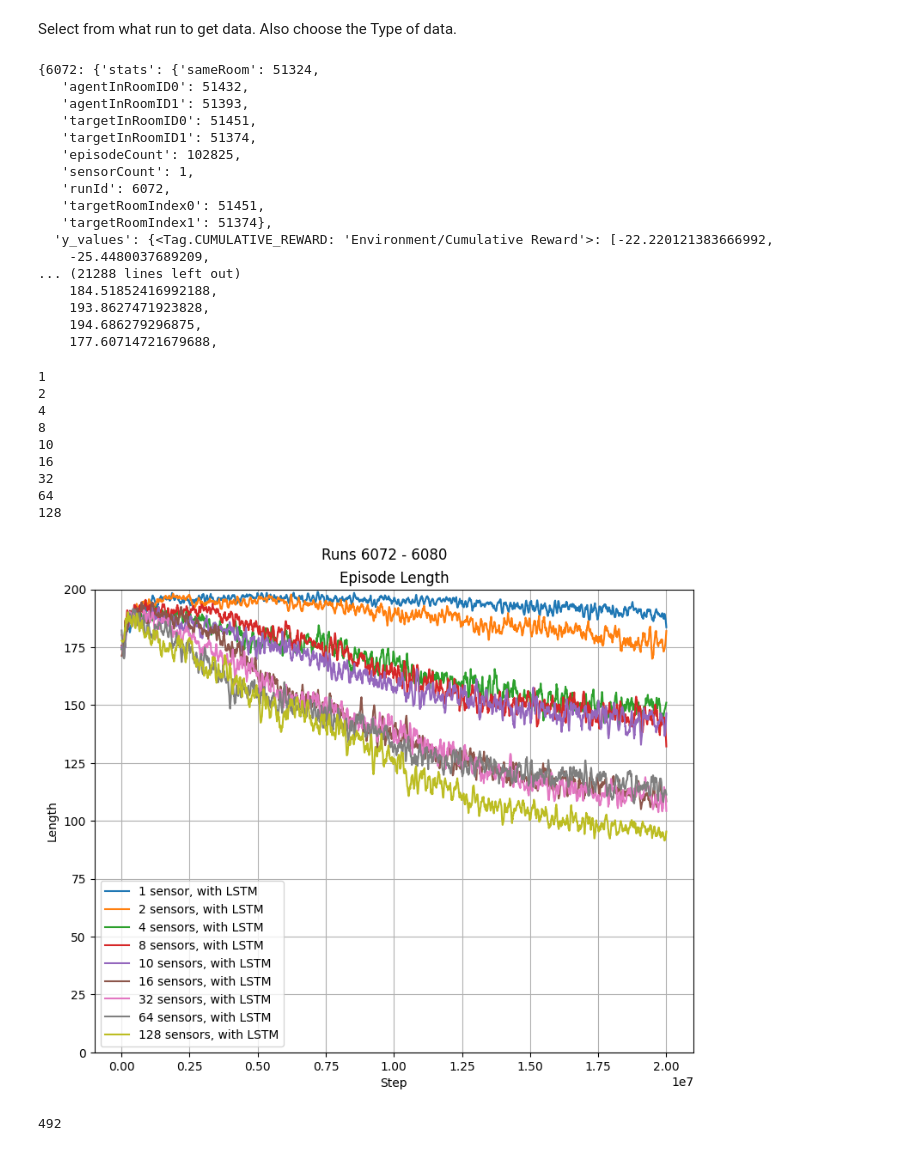
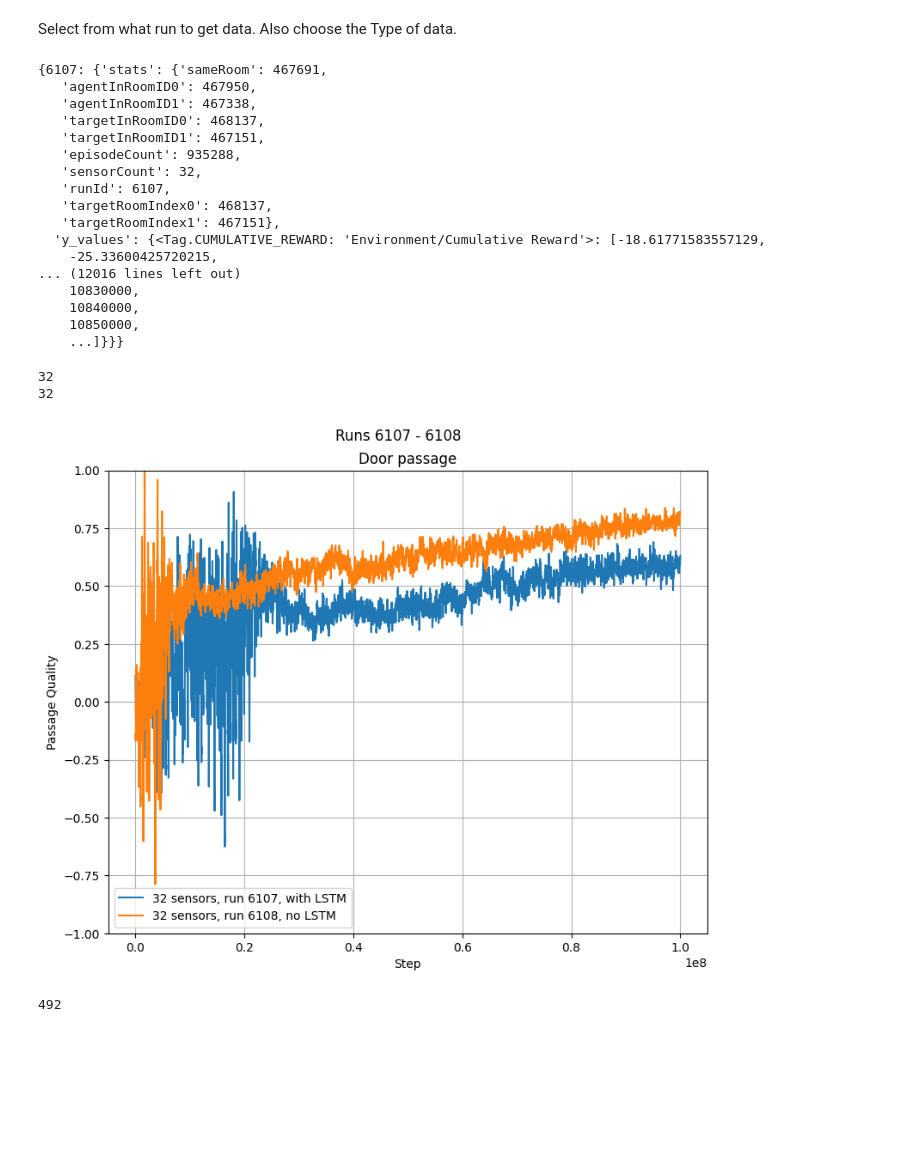
Before and after one commit to muehlefeldt/unity-machine-learning, a Jupyter notebook: python/notebooks/plot.ipynb, the cells around one changed output. Saved outputs shown, nothing was run; the diff lists cells and outputs as text; code cells hidden in the pictures; blank space fills up the shorter version.

Commit message:
Plot and summaries for meeting.

```diff
--- a/python/notebooks/plot.ipynb
+++ b/python/notebooks/plot.ipynb
@@ -31,6 +31,7 @@ for file in os.listdir(paths["results_archive_dir"]):
 class Tag(Enum):
     CUMULATIVE_REWARD = "Environment/Cumulative Reward"
     EP_LENGTH = "Environment/Episode Length"
+    DOOR_PASSAGE = "Door/Passage"
 
 tag_colors = {
     Tag.CUMULATIVE_REWARD: "C1",
@@ -44,11 +45,11 @@ list(range(6072, 6081))
 Select from what run to get data. Also choose the Type of data.
 # %%
 multiple_runs = True
-selected_runs: list[int] = [6072, 6073, 6074, 6075, 6076, 6077, 6078, 6079, 6080]
+selected_runs: list[int] = [6107, 6108]
 #selected_run = 1000
 plot_step = 5
 plot_all = True
-selected_tag = Tag.EP_LENGTH
+selected_tag = Tag.DOOR_PASSAGE
 # %%
 def get_tfevents_content_from_single_run(run_id: int) -> dict:
     results = {}
@@ -63,15 +64,19 @@ def get_tfevents_content_from_single_run(run_id: int) -> dict:
         #results["stats"] = json.load(json_file)
             results["stats"] = json.load(json_file)
 
-
+    #for t in Tag:
     results["y_values"] = {
         Tag.CUMULATIVE_REWARD: [],
-        Tag.EP_LENGTH: []
+        Tag.EP_LENGTH: [],
+        Tag.DOOR_PASSAGE: []
     }
+
     results["x_values"] = {
         Tag.CUMULATIVE_REWARD: [],
-        Tag.EP_LENGTH: []
+        Tag.EP_LENGTH: [],
+        Tag.DOOR_PASSAGE: []
     }
+
     test = EventFileLoader(str(path_to_result)).Load()
     for event in EventFileLoader(str(path_to_result)).Load():
         # event = event_pb2.Event.FromString(batch.numpy())
@@ -84,6 +89,10 @@ def get_tfevents_content_from_single_run(run_id: int) -> dict:
             if value.tag == Tag.EP_LENGTH.value:
                 results["y_values"][Tag.EP_LENGTH].append(value.tensor.float_val[0])
                 results["x_values"][Tag.EP_LENGTH].append(event.step)
+
+            if value.tag == Tag.DOOR_PASSAGE.value:
+                results["y_values"][Tag.DOOR_PASSAGE].append(value.tensor.float_val[0])
+                results["x_values"][Tag.DOOR_PASSAGE].append(event.step)
     #y_values = y_values[::10]
     #len(results["y_values"][Tag.CUMULATIVE_REWARD])
 
@@ -96,23 +105,23 @@ for r in selected_runs:
 # %%
 content
 # %% [output]
-{6072: {'stats': {'sameRoom': 51324,
-   'agentInRoomID0': 51432,
-   'agentInRoomID1': 51393,
-   'targetInRoomID0': 51451,
-   'targetInRoomID1': 51374,
-   'episodeCount': 102825,
-   'sensorCount': 1,
-   'runId': 6072,
-   'targetRoomIndex0': 51451,
-   'targetRoomIndex1': 51374},
-  'y_values': {<Tag.CUMULATIVE_REWARD: 'Environment/Cumulative Reward'>: [-22.220121383666992,
-    -25.4480037689209,
-... (21288 lines left out)
-    184.51852416992188,
-    193.8627471923828,
-    194.686279296875,
-    177.60714721679688,
+{6107: {'stats': {'sameRoom': 467691,
+   'agentInRoomID0': 467950,
+   'agentInRoomID1': 467338,
+   'targetInRoomID0': 468137,
+   'targetInRoomID1': 467151,
+   'episodeCount': 935288,
+   'sensorCount': 32,
+   'runId': 6107,
+   'targetRoomIndex0': 468137,
+   'targetRoomIndex1': 467151},
+  'y_values': {<Tag.CUMULATIVE_REWARD: 'Environment/Cumulative Reward'>: [-18.61771583557129,
+    -25.33600425720215,
+... (12016 lines left out)
+    10830000,
+    10840000,
+    10850000,
+    ...]}}}
 # %%
 from scipy.signal import savgol_filter
 # %%
@@ -132,7 +141,7 @@ if len(selected_runs) > 1:
     for id in selected_runs:
         sensor_count = content[id]['stats']['sensorCount']
         print(sensor_count)
-        run_label = f"{sensor_count} sensor" if sensor_count == 1 else f"{sensor_count} sensors"
+        run_label = f"{sensor_count} sensor" if sensor_count == 1 else f"{sensor_count} sensors, run {id}"
         #run_label = f"{sensor_count} sensor" if sensor_count == 1 else f"{sensor_count} sensors"
         run_label += f", no LSTM" if id == 6108 else ", with LSTM"
         x = content[id]["x_values"][selected_tag]
@@ -150,50 +159,49 @@ if len(selected_runs) > 1:
         axs_first.set_ylim(-2, 1.5)
         axs_first.axhline(1.25, label="Reward limit = 1.25", color="C3", linestyle="dashed")
         axs_first.set_ylabel("Reward")
+        axs_first.set_title(selected_tag.value.split("/")[-1])
 
     elif selected_tag is Tag.EP_LENGTH:
         axs_first.set_ylim(0, 200)
         axs_first.set_ylabel("Length")
+        axs_first.set_title(selected_tag.value.split("/")[-1])
 
-    axs_first.set_title(selected_tag.value.split("/")[-1])
+    elif selected_tag is Tag.DOOR_PASSAGE:
+        axs_first.set_ylim(-1, 1)
+        axs_first.set_ylabel("Passage Quality")
+        axs_first.set_title("Door passage")
+
     axs_first.set_xlabel("Step")
 
     axs_first.legend()
     axs_first.grid()
 
     #handles, labels = axs_first.get_legend_handles_labels()
     #order = [1, 2, 3, 4, 5, 0, 6]
     #axs_first.legend(
     #    [handles[i] for i in order],
     #    [labels[i] for i in order])
 
     # Second plot.
     #selected_tag = Tag.EP_LENGTH
     #axs_second = fig.add_subplot(gs[1, 0])
     #axs_second.plot(x_values[selected_tag], y_values[selected_tag], color=tag_colors[selected_tag])
     #axs_second.set_title(selected_tag.value.split("/")[-1])
     #axs_second.set_ylim(0, 200)
     #axs_second.set_xlabel("Step")
     #axs_second.set_ylabel("Actions")
     #axs_second.grid()
     #axs_second.legend()
 
     plt.subplots_adjust(hspace=0.4)
     plt.style.use("default")
 
     #plt.savefig(f"{selected_run}_all.pdf")
     fig.savefig(f"{selected_runs[0]}-{selected_runs[-1]}_{selected_tag}.pdf")
 # %% [output]
-1
-2
-4
-8
-10
-16
 32
-64
-128
+32
-[figure, old version]
+[figure, new version]
 # %%
 for tag in y_values:
     assert len(x_values[tag]) == len(y_values[tag])
```
Also changed, not shown: 1 other file.
